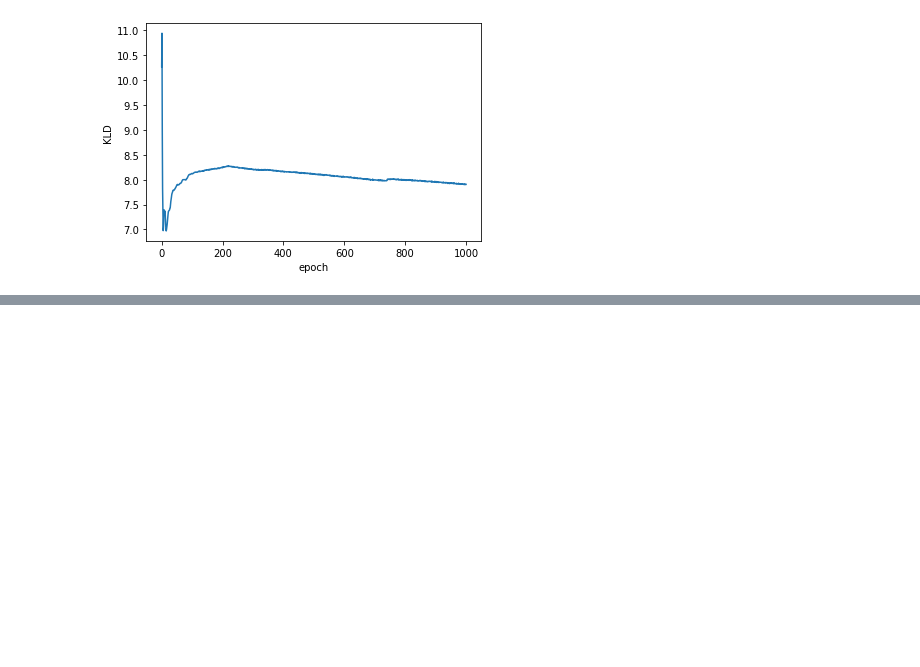
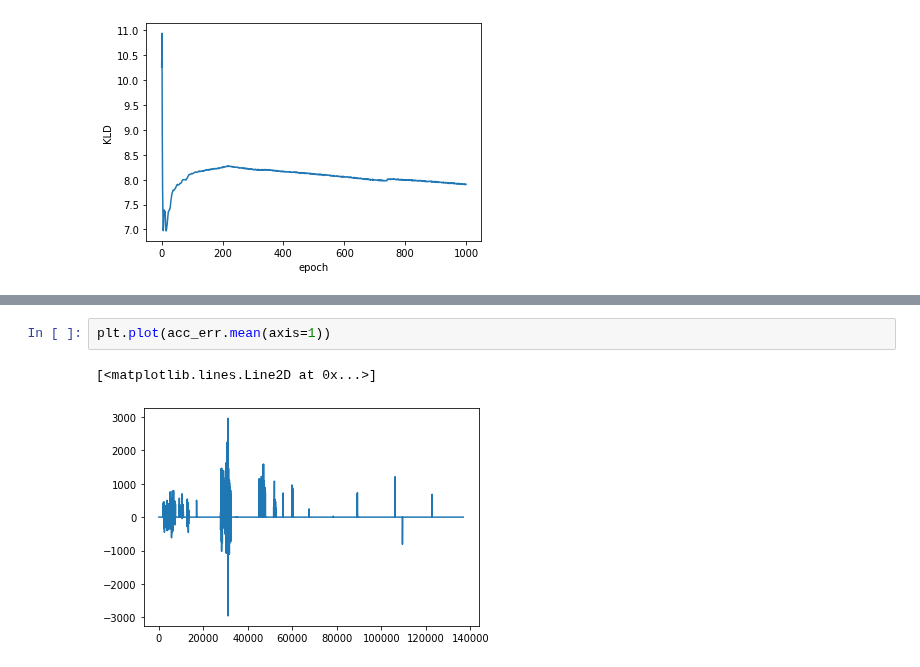
Before and after one commit to 2food/APEC, a Jupyter notebook: meva.ipynb, the cells around one changed output, grey strips where cells are left out. Drawn from its saved outputs; the diff is of its cells as text; blank space fills up the shorter version.

```diff
--- a/meva.ipynb
+++ b/meva.ipynb
@@ -671,0 +840,5 @@ plt.savefig('vae30-kld.png', bbox_inches='tight', dpi=100)
+# %%
+plt.plot(acc_err.mean(axis=1))
+# %% [output]
+[<matplotlib.lines.Line2D at 0x...>]
+[figure, added]
```
Also changed, not shown: parts of 48 cells of this notebook, 1 other file.
